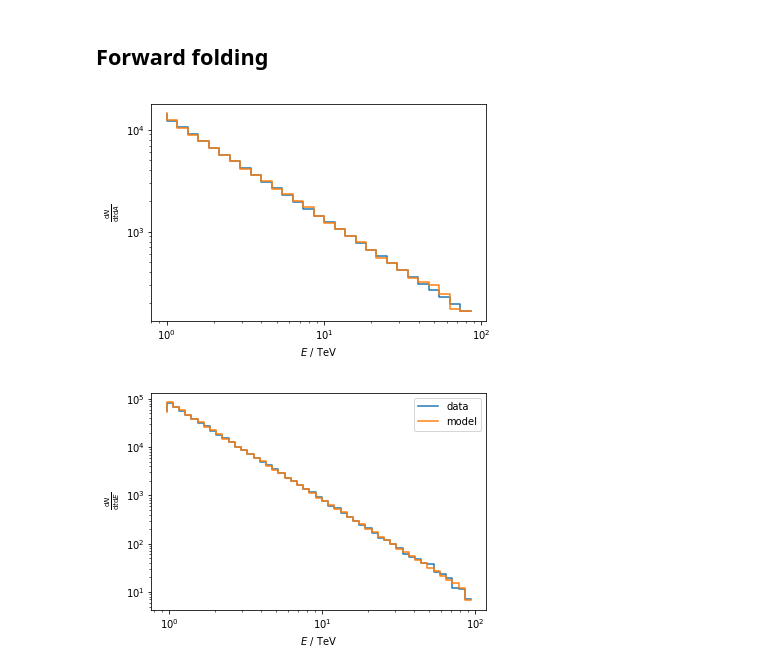
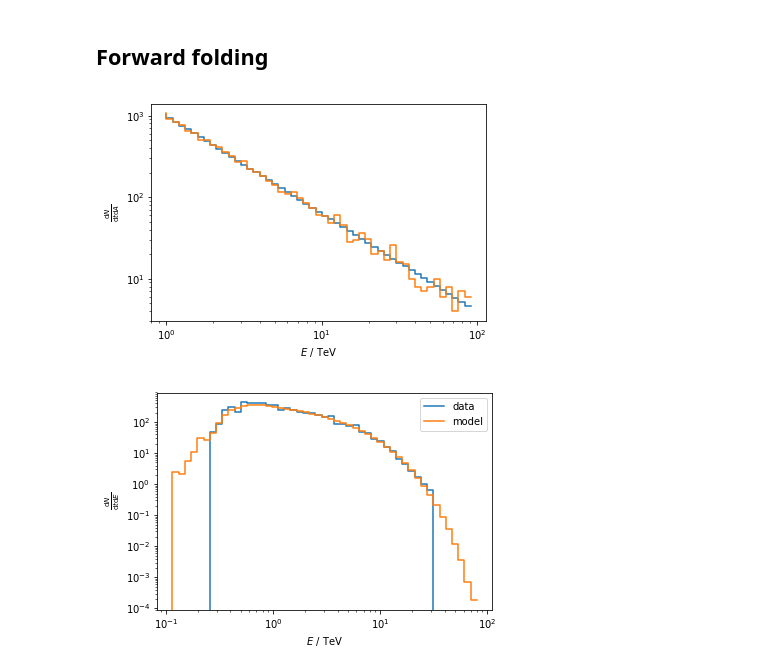
Before and after one commit to cescalara/instrument_response, a Jupyter notebook: instrument_response_example.ipynb, the cells around one changed output. Saved outputs shown, nothing was run; the diff lists cells and outputs as text; code cells hidden in the pictures.

```diff
--- a/instrument_response_example.ipynb
+++ b/instrument_response_example.ipynb
@@ -70,16 +70,17 @@ response.show()
 with h5py.File('output/data.h5', 'r') as f:
     detected_energy = f['detected_energy'].value
     true_energy = f['true_energy'].value
+    initial_energy = f['initial_energy'].value
 
 channels = response.detected_energy_bins
 dE = np.diff(channels)
 
 # convert energies to rate
 dN_dt, _ = np.histogram(detected_energy, bins=channels)
-dN_dt = dN_dt
+dN_dtdE = dN_dt / dE
 
 fig, ax = plt.subplots()
-ax.step(channels[:-1], dN_dt, where='pre')
+ax.step(channels[:-1], dN_dtdE, where='pre')
 ax.set_xscale('log')
 ax.set_yscale('log')
 ax.set_xlabel('$E_\mathrm{det}$ / TeV');
@@ -89,10 +90,9 @@ ax.set_xlabel('$E_\mathrm{det}$ / TeV');
 ## Forward folding
 # %%
 from instrument_response.power_law import BoundedPowerLaw
+power_law = BoundedPowerLaw(2.2, 1.0, 100)
-# %%
-power_law = BoundedPowerLaw(2.0, 1.0, 100)
 # %%
-norm=1e5
+norm=1e4
 def differential_flux(norm, e):
     return norm * power_law.pdf(e)
 
@@ -110,8 +110,8 @@ fig, ax = plt.subplots()
 
 ax.step(response.true_energy_bins[:-1], true_fluxes, where='pre')
 
-# compare with truth
-true_rate, _ = np.histogram(true_energy, bins=response.true_energy_bins) #dN/dtdA
+# compare with truth from MC
+true_rate, _ = np.histogram(initial_energy, bins=response.true_energy_bins) #dN/dtdA
 ax.step(response.true_energy_bins[:-1], true_rate) #dN/dtdA
 
 ax.set_xscale('log')
@@ -120,19 +120,19 @@ ax.set_yscale('log')
 ax.set_xlabel('$E$ / TeV')
 ax.set_ylabel(r'$\frac{\mathrm{d} N}{\mathrm{d}t \mathrm{d}A}$');
 # %% [output]
-[figure, old version]
+[figure, new version]
 # %%
 dN_dt_model = np.dot(true_fluxes, response.matrix) # dN/dtdA . dA -> dN/dt
 # %%
 fig, ax = plt.subplots()
 
 dE = np.diff(response.detected_energy_bins)
-ax.step(channels[:-1], dN_dt/dE, where='pre', label='data')
+ax.step(channels[:-1], dN_dtdE, where='pre', label='data')
 ax.step(channels[:-1], dN_dt_model/dE, where='pre', label='model')
 ax.set_xscale('log')
 ax.set_yscale('log')
 ax.set_xlabel('$E$ / TeV')
 ax.set_ylabel(r'$\frac{\mathrm{d}N}{\mathrm{d}t\mathrm{d}E}$')
 ax.legend();
 # %% [output]
-[figure, old version]
+[figure, new version]
```
Also changed, not shown: parts of 5 cells of this notebook, 2 other files.
